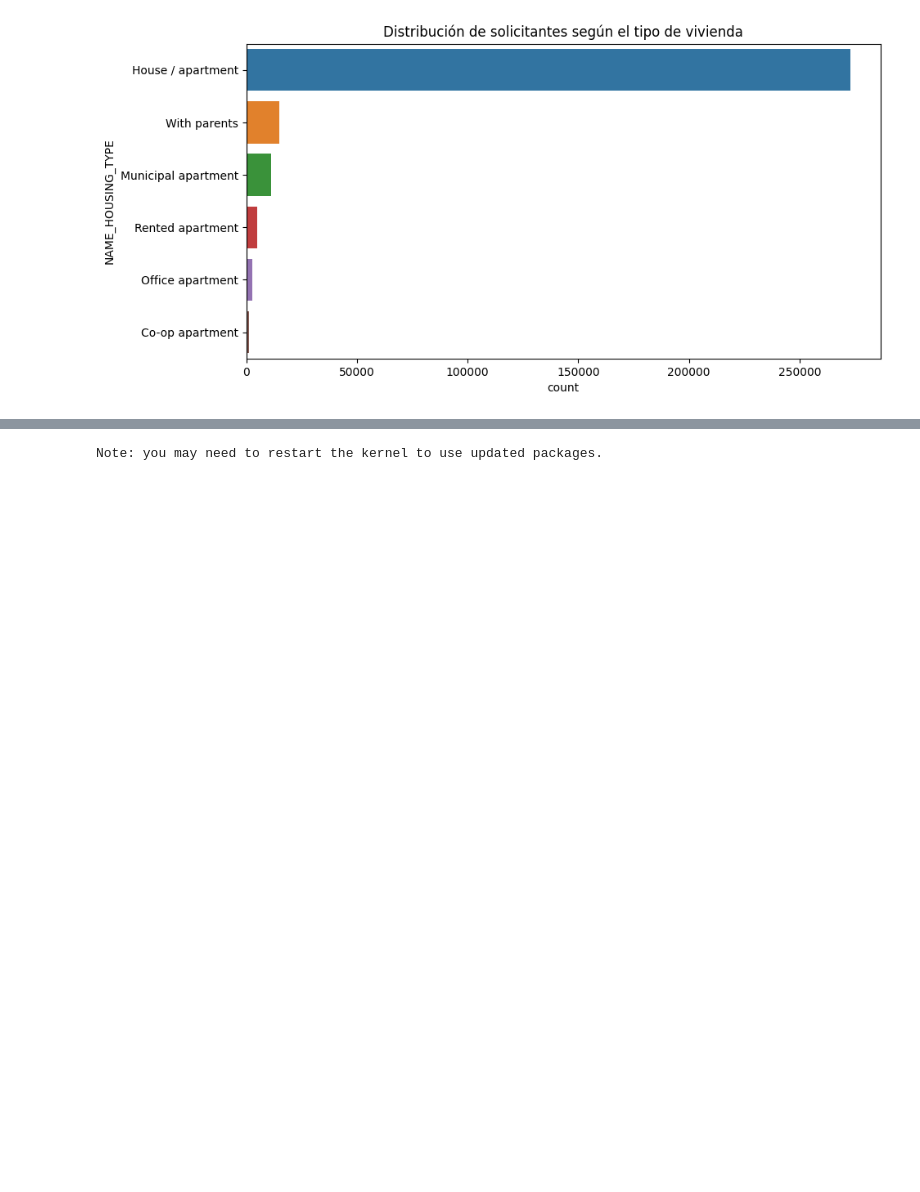
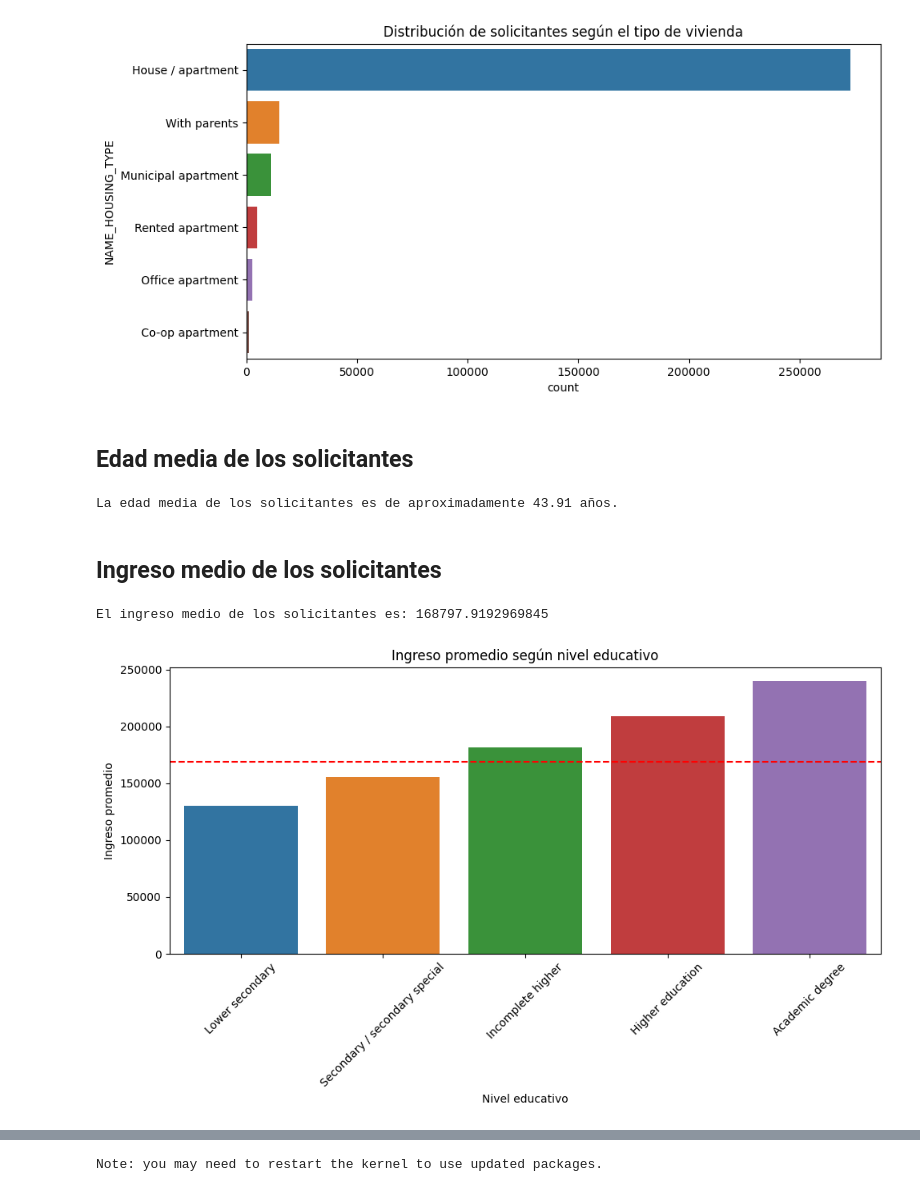
Before and after one commit to davidsosaolea/Home_Credit_Default_Risk, a Jupyter notebook: EDA_Home_Credit_Default_Risk.ipynb, the cells around one changed output, grey strips where cells are left out. Saved outputs shown, nothing was run; the diff lists cells and outputs as text; code cells hidden in the pictures; blank space fills up the shorter version.

```diff
--- a/EDA_Home_Credit_Default_Risk.ipynb
+++ b/EDA_Home_Credit_Default_Risk.ipynb
@@ -265,3 +265,35 @@ plt.show()
 [figure]
 [figure]
 [figure]
+# %% [markdown]
+## Edad media de los solicitantes
+# %%
+edad_media = (-df['DAYS_BIRTH'] / 365.25).mean()  # Usamos un signo negativo porque normalmente estos valores son negativos para representar "hace cuántos días nació".
+
+print(f"La edad media de los solicitantes es de aproximadamente {edad_media:.2f} años.")
+# %% [output]
+La edad media de los solicitantes es de aproximadamente 43.91 años.
+# %% [markdown]
+## Ingreso medio de los solicitantes
+# %%
+ingreso_medio = df['AMT_INCOME_TOTAL'].mean()
+
+print(f"El ingreso medio de los solicitantes es: {ingreso_medio}")
+# %% [output]
+El ingreso medio de los solicitantes es: 168797.9192969845
+# %%
+# Agrupamos por nivel educativo y calculamos la media del ingreso
+avg_income_education = df.groupby('NAME_EDUCATION_TYPE')['AMT_INCOME_TOTAL'].mean().sort_values()
+
+# Gráfico de barras
+plt.figure(figsize=(10, 6))
+sns.barplot(x=avg_income_education.index, y=avg_income_education.values)
+plt.title('Ingreso promedio según nivel educativo')
+plt.axhline(y=168797.91, color='r', linestyle='--', label='Media de ingresos')
+plt.xlabel('Nivel educativo')
+plt.ylabel('Ingreso promedio')
+plt.xticks(rotation=45)
+plt.tight_layout()
+plt.show()
+# %% [output]
+[figure, added]
```
Also changed, not shown: parts of 11 cells of this notebook.
